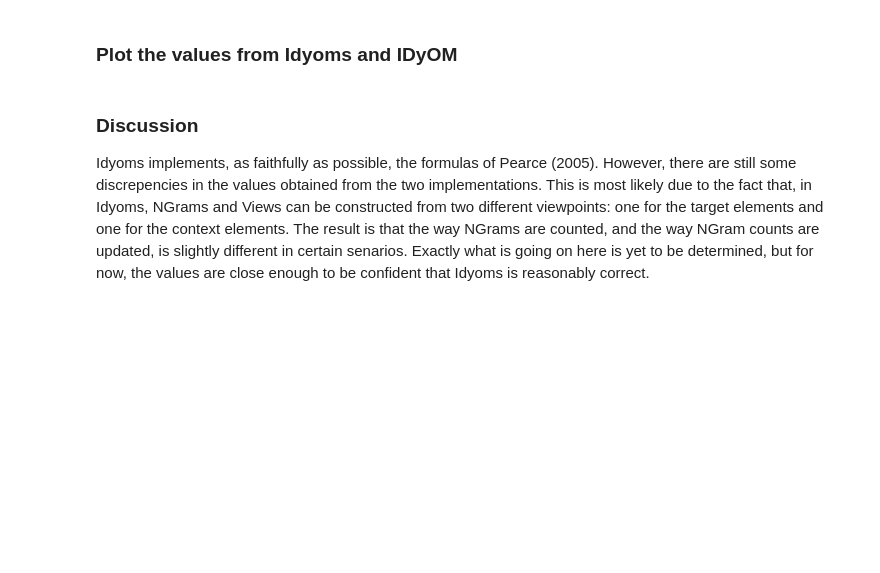
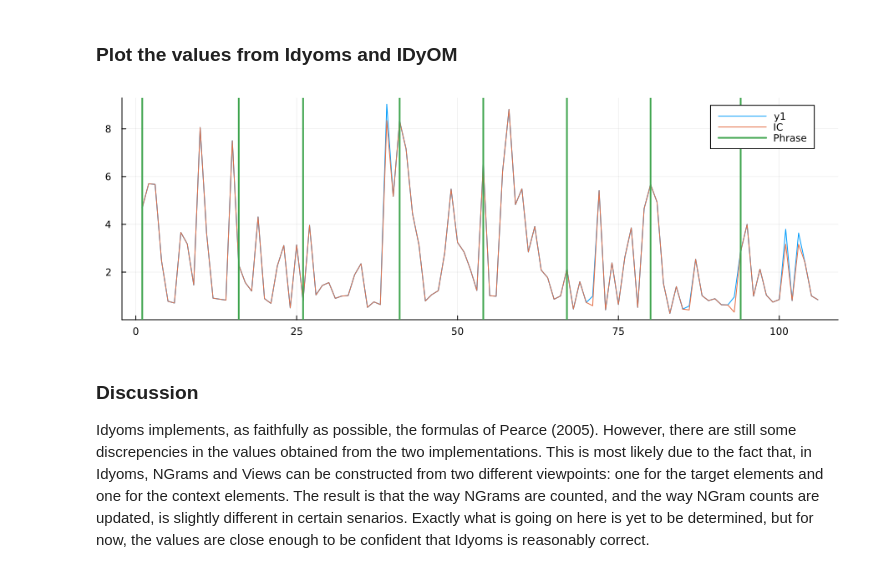
Before and after one commit to nick-harley/Idyoms, a Jupyter notebook: IDyOMComparison.ipynb, the cells around one changed output. Saved outputs shown, nothing was run; the diff lists cells and outputs as text; code cells hidden in the pictures; blank space fills up the shorter version.

```diff
--- a/IDyOMComparison.ipynb
+++ b/IDyOMComparison.ipynb
@@ -76,10 +74,12 @@ DataFrame(Symbol = pitch_table.Symbol, Idyom = idyom_prob, Julia = pitch_table.P
 ### Plot the values from Idyoms and IDyOM
 # %%
 plot(idyom_ic[1:106])
-plot!(pitch_table.IC[1:106])
+plot!(pitch_table.IC[1:106],label="IC")
 phrases = findall(x->x==1,idyom_data[!,"phrase"][1:106]);
-vline!(phrases, lw = 2)
+vline!(phrases, lw = 2, label="Phrase")
 plot!(size=(900,300))
+# %% [output]
+[figure, added]
 # %% [markdown]
 ### Discussion
 
```
Also changed, not shown: parts of 3 cells of this notebook, 6 other files.
